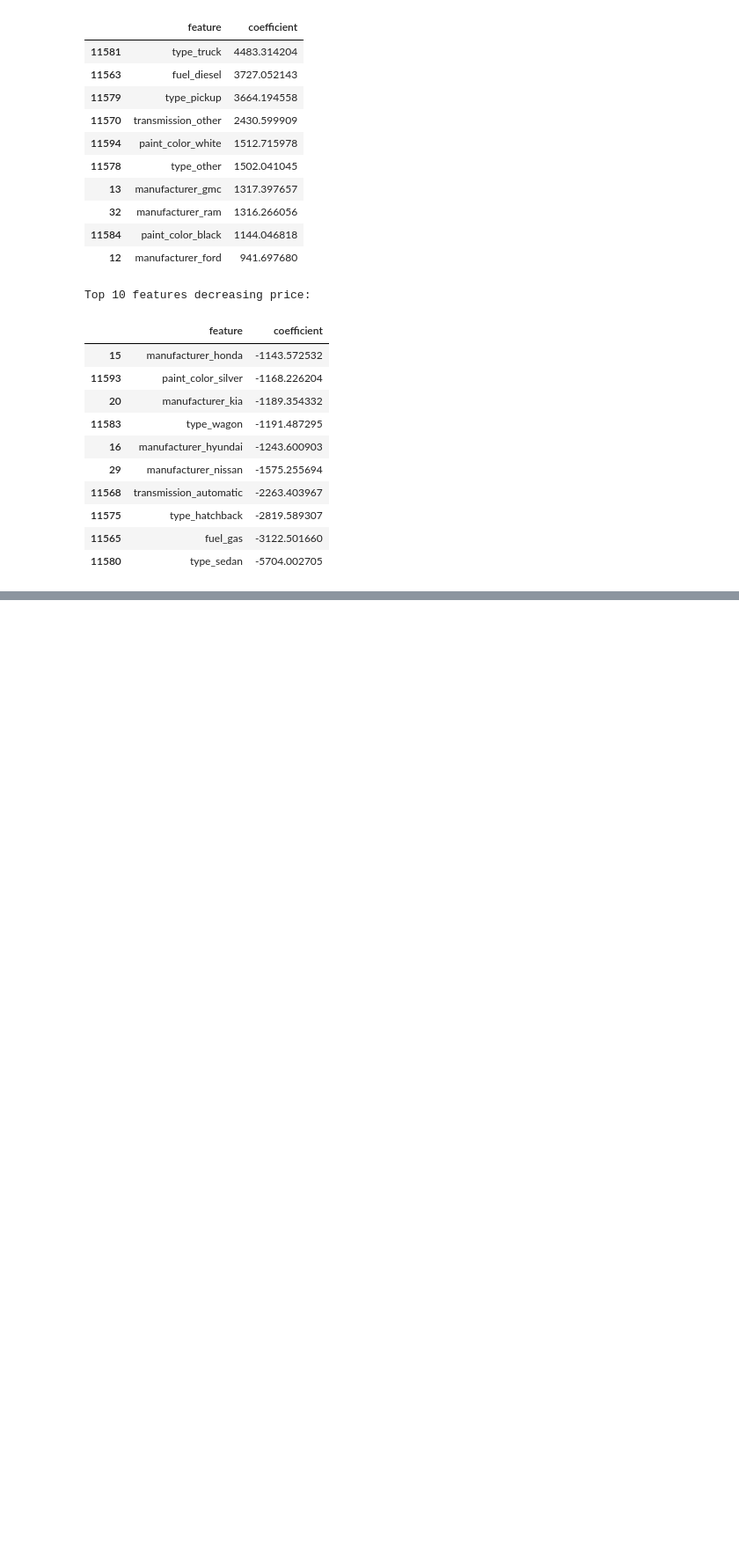
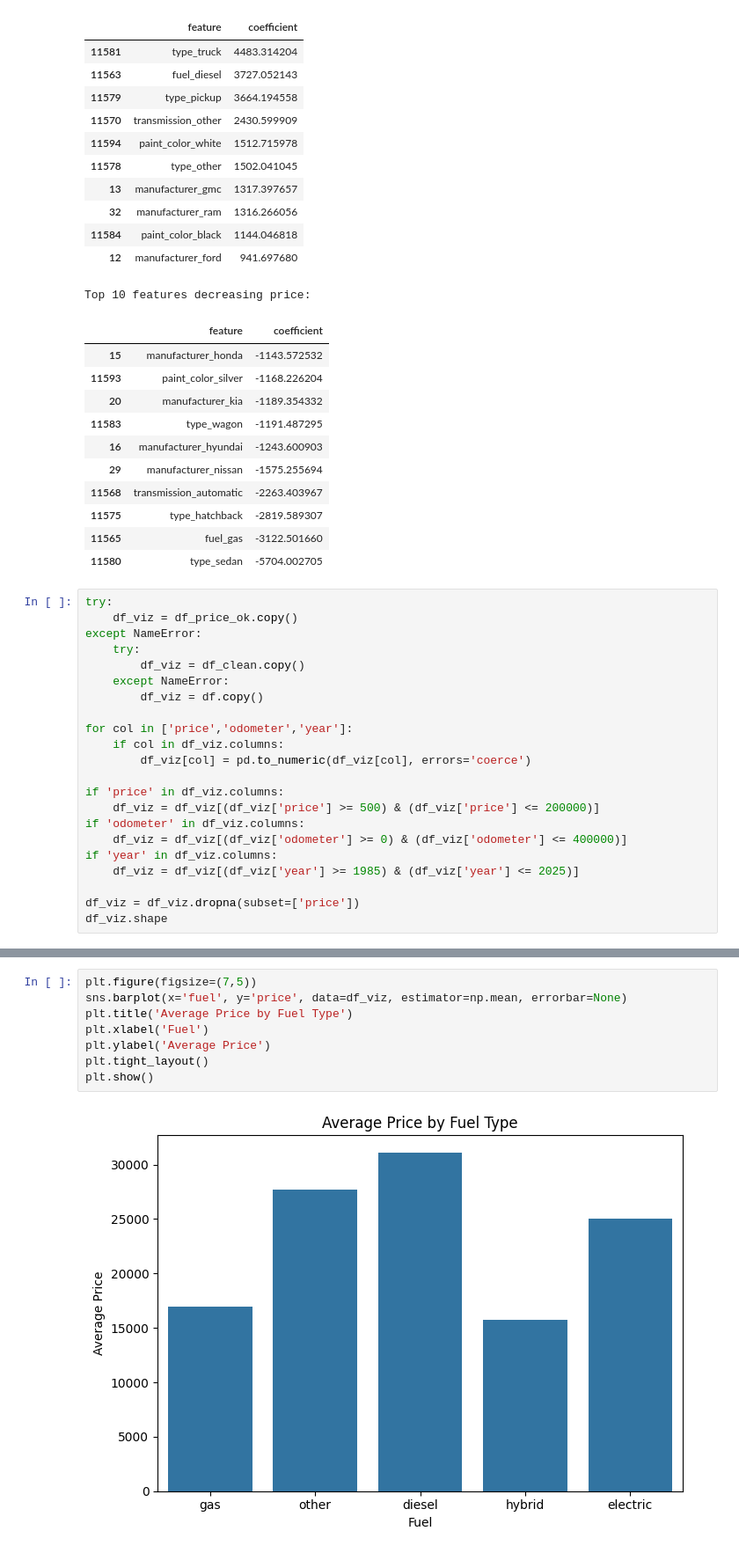
Before and after one commit to rh2098ta/practicalapplication2, a Jupyter notebook: practicalassignment2.ipynb, the cells around one changed output, grey strips where cells are left out. Shown at 88% size. Drawn from its saved outputs; the diff is of its cells as text; blank space fills up the shorter version.

```diff
--- a/practicalassignment2.ipynb
+++ b/practicalassignment2.ipynb
@@ -266,3 +263,25 @@ Top 10 features decreasing price:
 | 11575 | type_hatchback | -2819.589307 |
 | 11565 | fuel_gas | -3122.501660 |
 | 11580 | type_sedan | -5704.002705 |
+# %%
+try:
+    df_viz = df_price_ok.copy()
+except NameError:
+    try:
+        df_viz = df_clean.copy()
+    except NameError:
+        df_viz = df.copy()
+
+for col in ['price','odometer','year']:
+    if col in df_viz.columns:
+        df_viz[col] = pd.to_numeric(df_viz[col], errors='coerce')
+
+if 'price' in df_viz.columns:
+    df_viz = df_viz[(df_viz['price'] >= 500) & (df_viz['price'] <= 200000)]
+if 'odometer' in df_viz.columns:
+    df_viz = df_viz[(df_viz['odometer'] >= 0) & (df_viz['odometer'] <= 400000)]
+if 'year' in df_viz.columns:
+    df_viz = df_viz[(df_viz['year'] >= 1985) & (df_viz['year'] <= 2025)]
+
+df_viz = df_viz.dropna(subset=['price'])
+df_viz.shape
@@ -268,0 +454,10 @@ Top 10 features decreasing price:
+# %%
+plt.figure(figsize=(7,5))
+sns.barplot(x='fuel', y='price', data=df_viz, estimator=np.mean, errorbar=None)
+plt.title('Average Price by Fuel Type')
+plt.xlabel('Fuel')
+plt.ylabel('Average Price')
+plt.tight_layout()
+plt.show()
+# %% [output]
+[figure, added]
```
Also changed, not shown: parts of 7 cells of this notebook.
